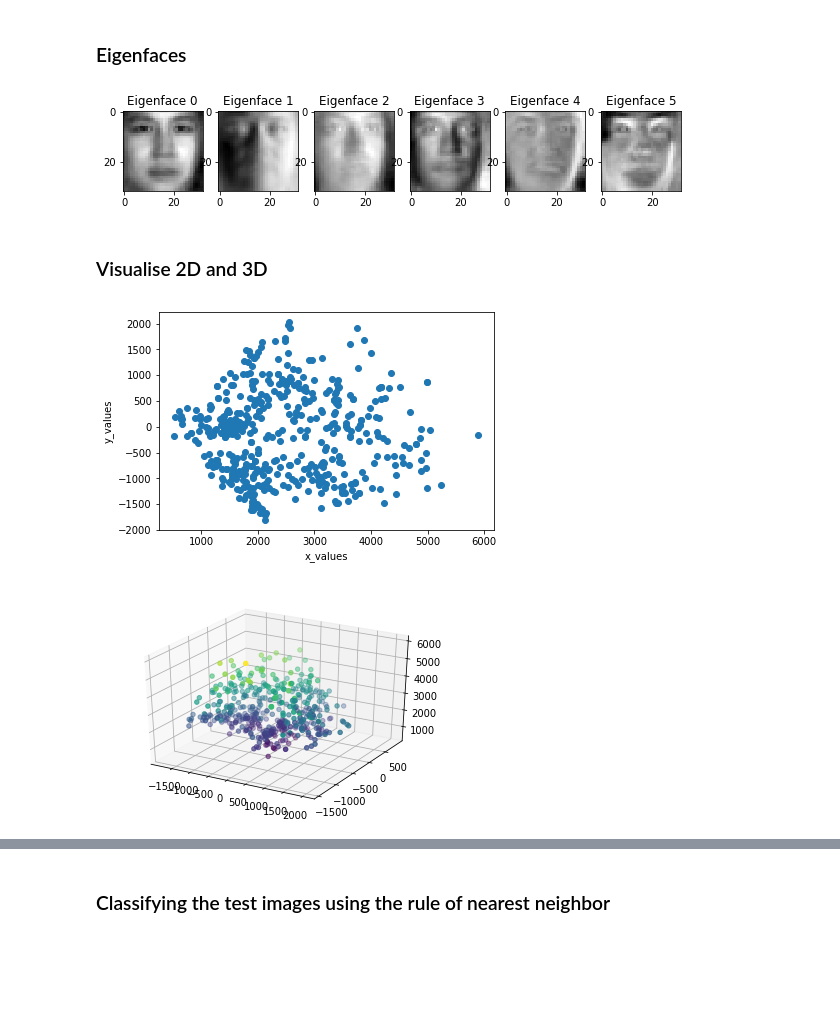
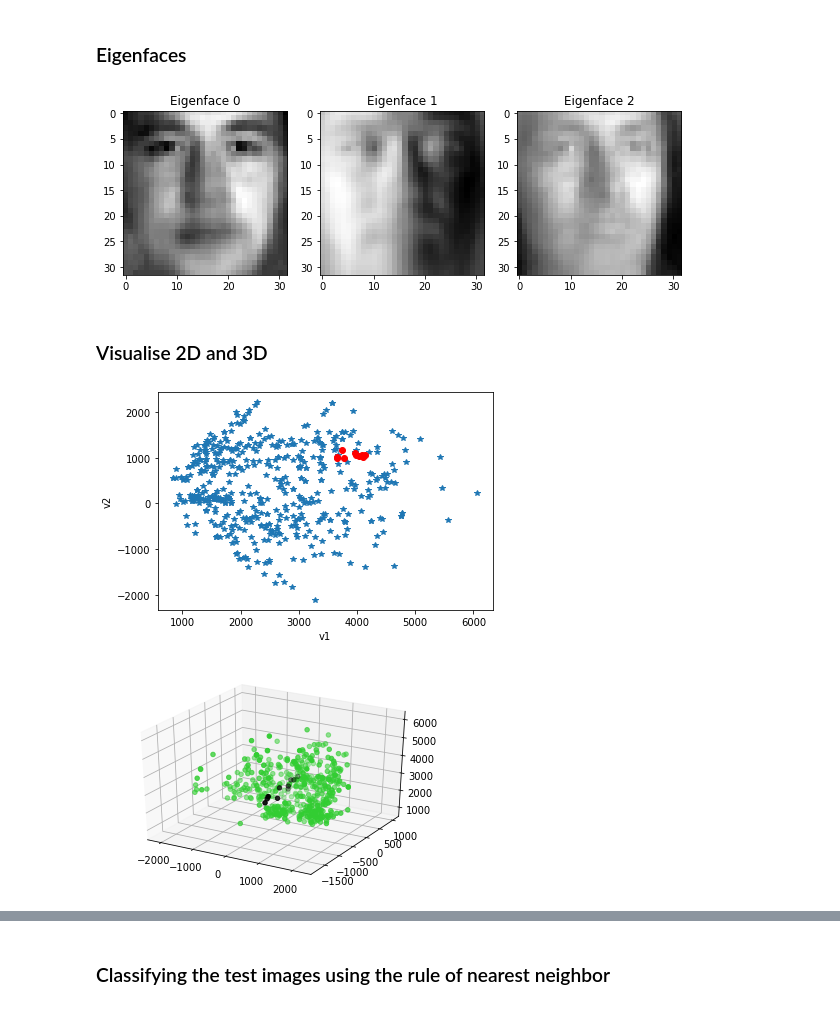
Before and after one commit to hansensen/EE5907Assignments, a Jupyter notebook: Assg2/1_PCA.ipynb, the cells around one changed output, grey strips where cells are left out. Saved outputs shown, nothing was run; the diff lists cells and outputs as text; code cells hidden in the pictures; blank space fills up the shorter version.

```diff
--- a/Assg2/1_PCA.ipynb
+++ b/Assg2/1_PCA.ipynb
@@ -93,6 +101,9 @@ def get_centred_data(X):
 def get_reduced_dim_data(eig_vec, X, dim):
     pca_vec = eig_vec[:,0:dim]
     return np.dot(X, pca_vec)
+# %%
+X = np.concatenate((X, my_images.reshape((10,1024))), axis=0)
+y = np.concatenate((y, labels), axis=0)
 # %%
 eig_val, eig_vec= PCA(X)
 # %% [markdown]
@@ -101,16 +112,16 @@ eig_val, eig_vec= PCA(X)
 def get_eigenface(eig_vec, i):
     return eig_vec[:,i].real.reshape([image_size,image_size])
 # %%
-num_eig_faces = 6
+num_eig_faces = 3
 fig=plt.figure(figsize=(10, 10))
 for i in range(num_eig_faces):
     eig_face = get_eigenface(eig_vec, i)
     ax = fig.add_subplot(1, num_eig_faces, i+1)
     ax.title.set_text('Eigenface '+str(i))
     plt.imshow(eig_face,cmap='gray')
 plt.show()
 # %% [output]
-[figure, old version]
+[figure, new version]
 # %% [markdown]
 ### Visualise 2D and 3D
 # %%
@@ -122,18 +133,22 @@ pca_3d_vec = eig_vec[:,sorted_eig_index[0:3]]
 pca_2d = np.dot(X, pca_2d_vec)
 pca_3d = np.dot(X, pca_3d_vec)
 # %%
-plt.plot(pca_2d[:,0].real, pca_2d[:,1].real, 'o')
-plt.xlabel('x_values')
-plt.ylabel('y_values')
+plt.plot(pca_2d[:-10,0].real, pca_2d[:-10,1].real, '*')
+plt.plot(pca_2d[-10:,0].real, pca_2d[-10:,1].real, 'ro')
+plt.xlabel('v1')
+plt.ylabel('v2')
 plt.show()
 # %% [output]
-[figure, old version]
+[figure, new version]
 # %%
 ax = plt.axes(projection='3d')
-
-zdata = pca_3d[:,0].real
-xdata = pca_3d[:,1].real
-ydata = pca_3d[:,2].real
-ax.scatter3D(xdata, ydata, zdata, c=zdata);
+zdata = pca_3d[:-10,0].real
+xdata = pca_3d[:-10,1].real
+ydata = pca_3d[:-10,2].real
+zdata_self = pca_3d[-10:,0].real
+xdata_self = pca_3d[-10:,1].real
+ydata_self = pca_3d[-10:,2].real
+ax.scatter3D(xdata, ydata, zdata, c="limegreen");
+ax.scatter3D(xdata_self, ydata_self, zdata_self, c="black");
 # %% [output]
-[figure, old version]
+[figure, new version]
```
Also changed, not shown: parts of 8 cells of this notebook, 4 other files.
